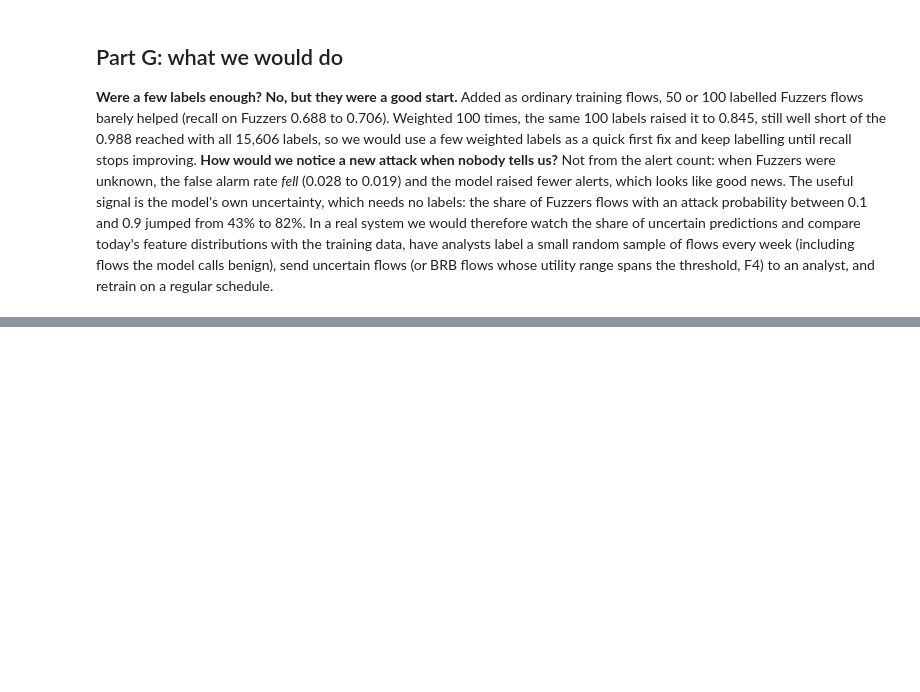
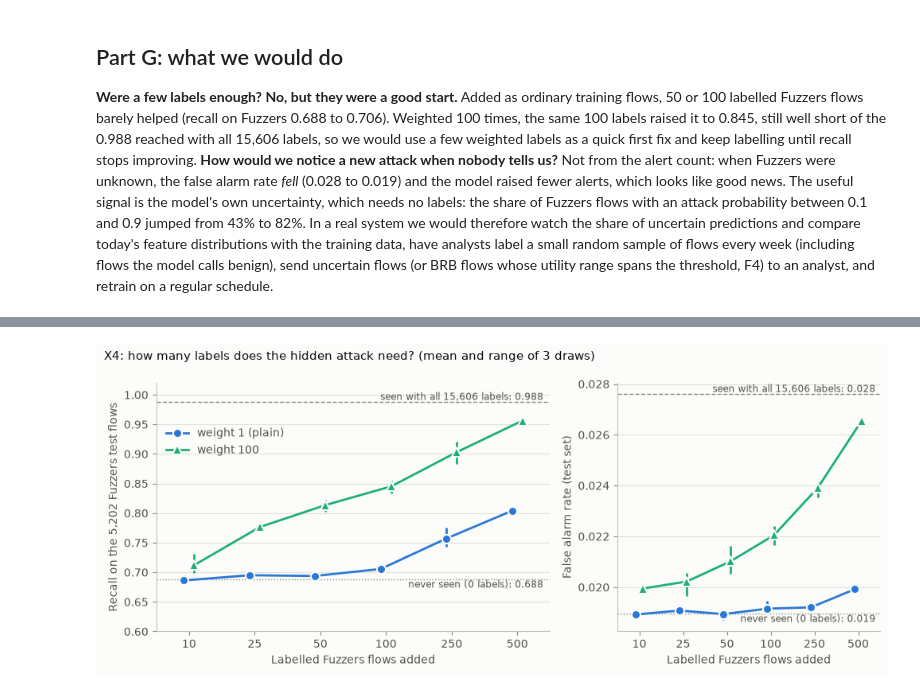
Before and after one commit to steve-nt/AI-for-Cybersecurity-Final-Mini-Project, a Jupyter notebook: mini_project_unsw_nb15.ipynb, the cells around one changed output, grey strips where cells are left out. Cells and saved outputs as stored; diff of their text form; code cells hidden in the pictures; blank space fills up the shorter version.

```diff
--- a/mini_project_unsw_nb15.ipynb
+++ b/mini_project_unsw_nb15.ipynb
@@ -3739,0 +4178,44 @@ and retrain on a regular schedule.
+# %%
+# STEP X4
+# Figure: Fuzzers recall (left) and the false alarm rate (right) against the number of labels added.
+# Dots are the mean of the 3 draws, the bars span the lowest and highest draw. Same colours as G3.
+import matplotlib.pyplot as plt
+
+SURFACE, INK, INK_2, MUTED, GRID, AXIS = "#fcfcfb", "#0b0b0b", "#52514e", "#898781", "#e1e0d9", "#c3c2b7"
+X4_STYLE = {1: ("#2a78d6", "o", "weight 1 (plain)"), 100: ("#1baf7a", "^", "weight 100")}
+xs = np.arange(len(X4_SIZES))
+
+fig, axes = plt.subplots(1, 2, figsize=(10, 4.2), facecolor=SURFACE, gridspec_kw={"width_ratios": [3, 2]})
+for ax, metric, label in ((axes[0], "fuzzers_recall", "Recall on the 5,202 Fuzzers test flows"),
+                          (axes[1], "far", "False alarm rate (test set)")):
+    ax.set_facecolor(SURFACE)
+    ax.grid(axis="y", color=GRID, linewidth=0.8)
+    ax.set_axisbelow(True)
+    for value, style, text, place in ((X4_SEEN[metric], "--", "seen with all 15,606 labels", "bottom"),
+                                      (X4_NEVER[metric], ":", "never seen (0 labels)", "top")):
+        ax.axhline(value, color=MUTED, linestyle=style, linewidth=1)
+        ax.text(xs[-1] + 0.4, value, f"{text}: {value:.3f}", va=place, ha="right", color=INK_2, fontsize=8.5)
+    for offset, weight in ((-0.08, 1), (0.08, 100)):
+        colour, marker, name = X4_STYLE[weight]
+        stats = x4.loc[weight, metric]
+        ax.vlines(xs + offset, stats["min"], stats["max"], color=colour, linewidth=2)
+        ax.plot(xs + offset, stats["mean"], color=colour, linewidth=2, marker=marker, markersize=8,
+                markeredgecolor=SURFACE, markeredgewidth=1.5, label=name)
+    ax.set_xticks(xs, [str(n) for n in X4_SIZES])
+    ax.set_xlim(-0.5, xs[-1] + 0.5)
+    ax.set_xlabel("Labelled Fuzzers flows added", color=INK_2)
+    ax.set_ylabel(label, color=INK_2)
+    for side in ("top", "right"):
+        ax.spines[side].set_visible(False)
+    for side in ("left", "bottom"):
+        ax.spines[side].set_color(AXIS)
+    ax.tick_params(colors=MUTED, labelcolor=INK_2)
+axes[0].set_ylim(0.6, 1.02)
+axes[0].legend(loc="upper left", bbox_to_anchor=(0, 0.86), frameon=False, labelcolor=INK_2)
+fig.suptitle("X4: how many labels does the hidden attack need? (mean and range of 3 draws)",
+             x=0.01, ha="left", fontsize=11, color=INK)
+fig.tight_layout()
+fig.savefig(FIGURES / "X4_learning_curve.png", dpi=150, facecolor=SURFACE)
+plt.show()
+# %% [output]
+[figure, added]
```
Also changed, not shown: parts of 36 cells of this notebook, 31 other files.
